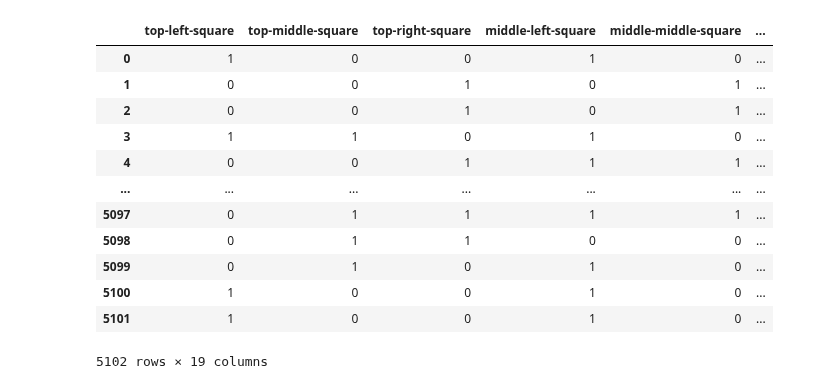
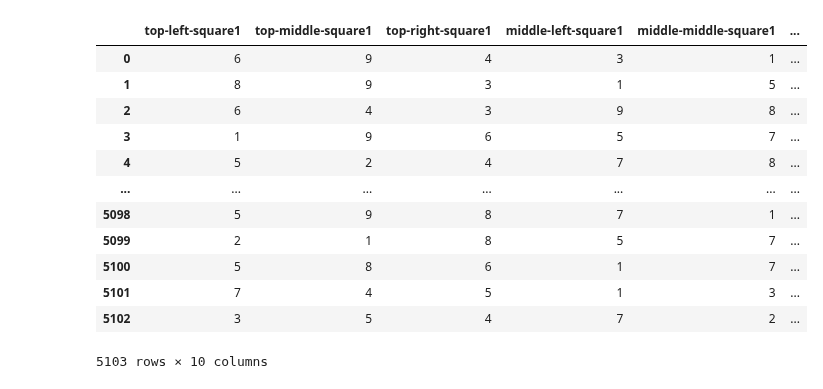
Before and after one commit to Berkay86/DeepPerson, a Jupyter notebook: TICTACTOE.ipynb, the cells around one changed output. Drawn from its saved outputs; the diff is of its cells as text; code cells hidden in the pictures.

```diff
--- a/TICTACTOE.ipynb
+++ b/TICTACTOE.ipynb
@@ -1,19 +1,19 @@
 # %% [markdown]
 <a href="https://colab.research.google.com/github/Berkay86/DeepPerson/blob/main/TICTACTOE.ipynb" target="_parent"><img src="https://colab.research.google.com/assets/colab-badge.svg" alt="Open In Colab"/></a>
 # %%
-veri = pd.read_excel("Kitap1.xlsx")
+veri = pd.read_excel("TICTACTOE.xlsx")
 veri
 # %% [output]
-|  | top-left-square | top-middle-square | top-right-square | middle-left-square | middle-middle-square | ... |
-| 0 | 1 | 0 | 0 | 1 | 0 | ... |
-| 1 | 0 | 0 | 1 | 0 | 1 | ... |
-| 2 | 0 | 0 | 1 | 0 | 1 | ... |
-| 3 | 1 | 1 | 0 | 1 | 0 | ... |
-| 4 | 0 | 0 | 1 | 1 | 1 | ... |
+|  | top-left-square1 | top-middle-square1 | top-right-square1 | middle-left-square1 | middle-middle-square1 | ... |
+| 0 | 6 | 9 | 4 | 3 | 1 | ... |
+| 1 | 8 | 9 | 3 | 1 | 5 | ... |
+| 2 | 6 | 4 | 3 | 9 | 8 | ... |
+| 3 | 1 | 9 | 6 | 5 | 7 | ... |
+| 4 | 5 | 2 | 4 | 7 | 8 | ... |
 | ... | ... | ... | ... | ... | ... | ... |
-| 5097 | 0 | 1 | 1 | 1 | 1 | ... |
-| 5098 | 0 | 1 | 1 | 0 | 0 | ... |
-| 5099 | 0 | 1 | 0 | 1 | 0 | ... |
-| 5100 | 1 | 0 | 0 | 1 | 0 | ... |
-| 5101 | 1 | 0 | 0 | 1 | 0 | ... |
+| 5098 | 5 | 9 | 8 | 7 | 1 | ... |
+| 5099 | 2 | 1 | 8 | 5 | 7 | ... |
+| 5100 | 5 | 8 | 6 | 1 | 7 | ... |
+| 5101 | 7 | 4 | 5 | 1 | 3 | ... |
+| 5102 | 3 | 5 | 4 | 7 | 2 | ... |
-5102 rows × 19 columns
+5103 rows × 10 columns
```
Also changed, not shown: parts of 4 cells of this notebook.
